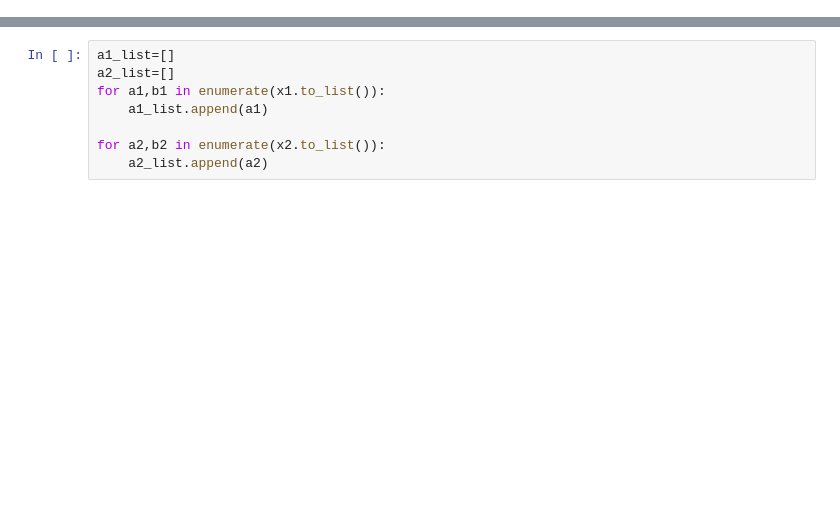
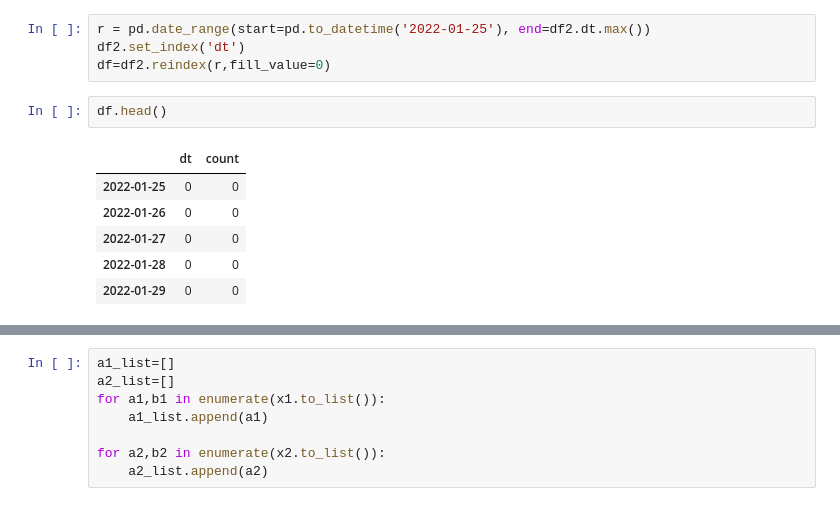
Before and after one commit to dgrinbe/Econ_416_Binder_Access, a Jupyter notebook: How many times prof's binder was accessed.ipynb, the cells around one changed output, grey strips where cells are left out. Saved outputs shown, nothing was run; the diff lists cells and outputs as text; blank space fills up the shorter version.

```diff
--- a/How many times prof's binder was accessed.ipynb
+++ b/How many times prof's binder was accessed.ipynb
@@ -113,0 +68,13 @@ Name: date, dtype: int64
+# %%
+r = pd.date_range(start=pd.to_datetime('2022-01-25'), end=df2.dt.max())
+df2.set_index('dt')
+df=df2.reindex(r,fill_value=0)
+# %%
+df.head()
+# %% [output]
+|  | dt | count |
+| 2022-01-25 | 0 | 0 |
+| 2022-01-26 | 0 | 0 |
+| 2022-01-27 | 0 | 0 |
+| 2022-01-28 | 0 | 0 |
+| 2022-01-29 | 0 | 0 |
```
Also changed, not shown: parts of 23 cells of this notebook, 2 other files.
